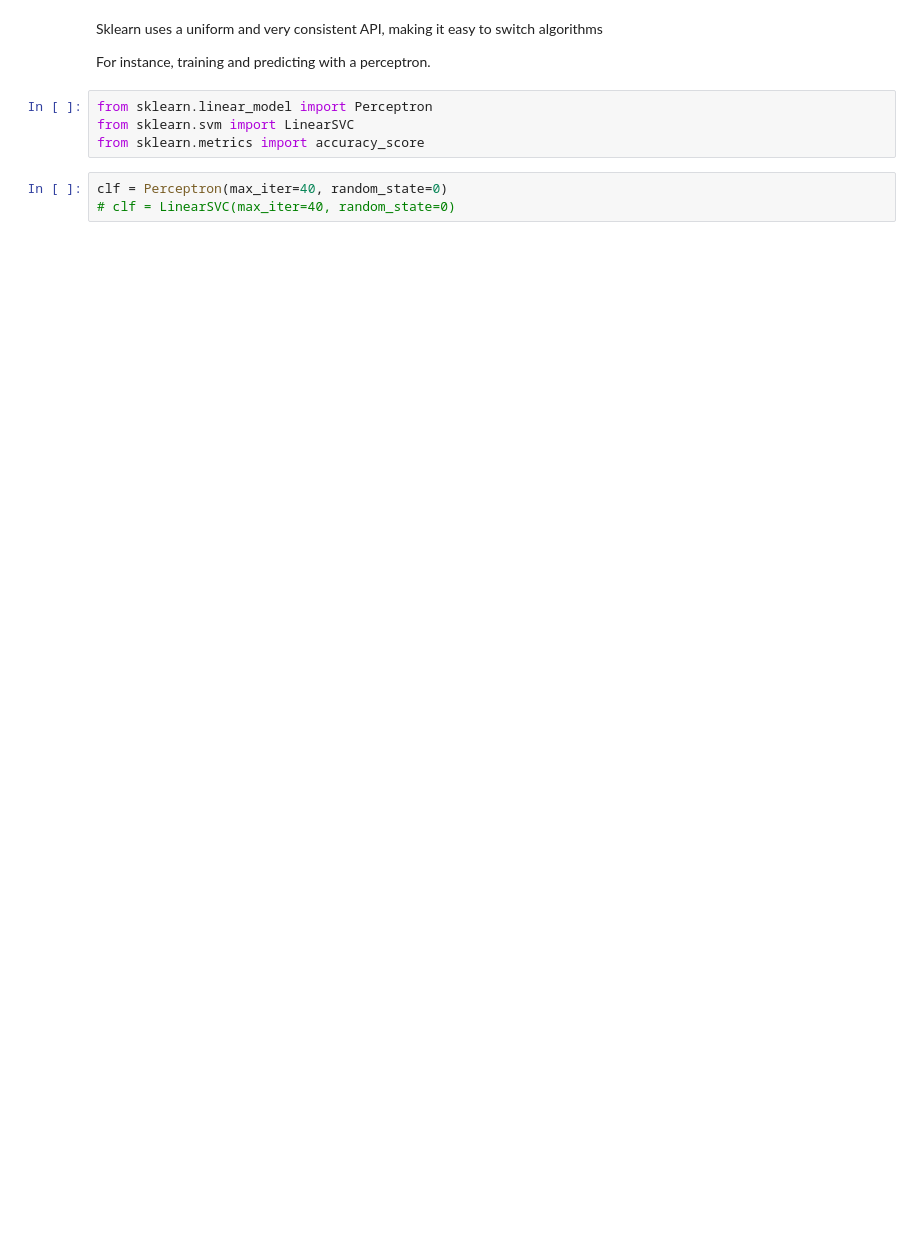
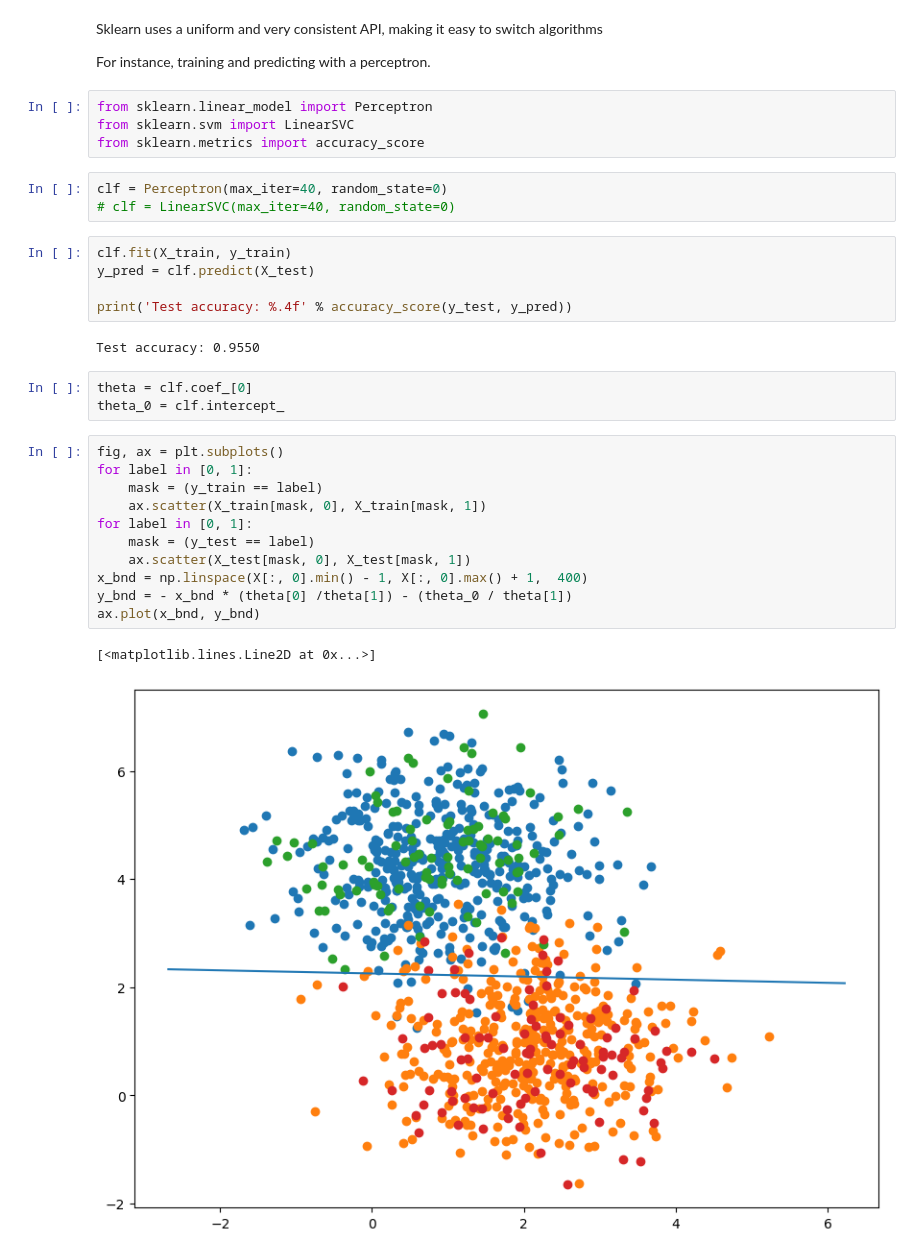
Before and after one commit to Youssra1999/ML_Projects, a Jupyter notebook: ML_Tutorials.ipynb, the cells around one changed output. Saved outputs shown, nothing was run; the diff lists cells and outputs as text; blank space fills up the shorter version.

```diff
--- a/ML_Tutorials.ipynb
+++ b/ML_Tutorials.ipynb
@@ -230,3 +230,27 @@ from sklearn.metrics import accuracy_score
 # %%
 clf = Perceptron(max_iter=40, random_state=0)
 # clf = LinearSVC(max_iter=40, random_state=0)
+# %%
+clf.fit(X_train, y_train)
+y_pred = clf.predict(X_test)
+
+print('Test accuracy: %.4f' % accuracy_score(y_test, y_pred))
+# %% [output]
+Test accuracy: 0.9550
+# %%
+theta = clf.coef_[0]
+theta_0 = clf.intercept_
+# %%
+fig, ax = plt.subplots()
+for label in [0, 1]:
+    mask = (y_train == label)
+    ax.scatter(X_train[mask, 0], X_train[mask, 1])
+for label in [0, 1]:
+    mask = (y_test == label)
+    ax.scatter(X_test[mask, 0], X_test[mask, 1])
+x_bnd = np.linspace(X[:, 0].min() - 1, X[:, 0].max() + 1,  400)
+y_bnd = - x_bnd * (theta[0] /theta[1]) - (theta_0 / theta[1])
+ax.plot(x_bnd, y_bnd)
+# %% [output]
+[<matplotlib.lines.Line2D at 0x...>]
+[figure, added]
```
Also changed, not shown: parts of 17 cells of this notebook.
